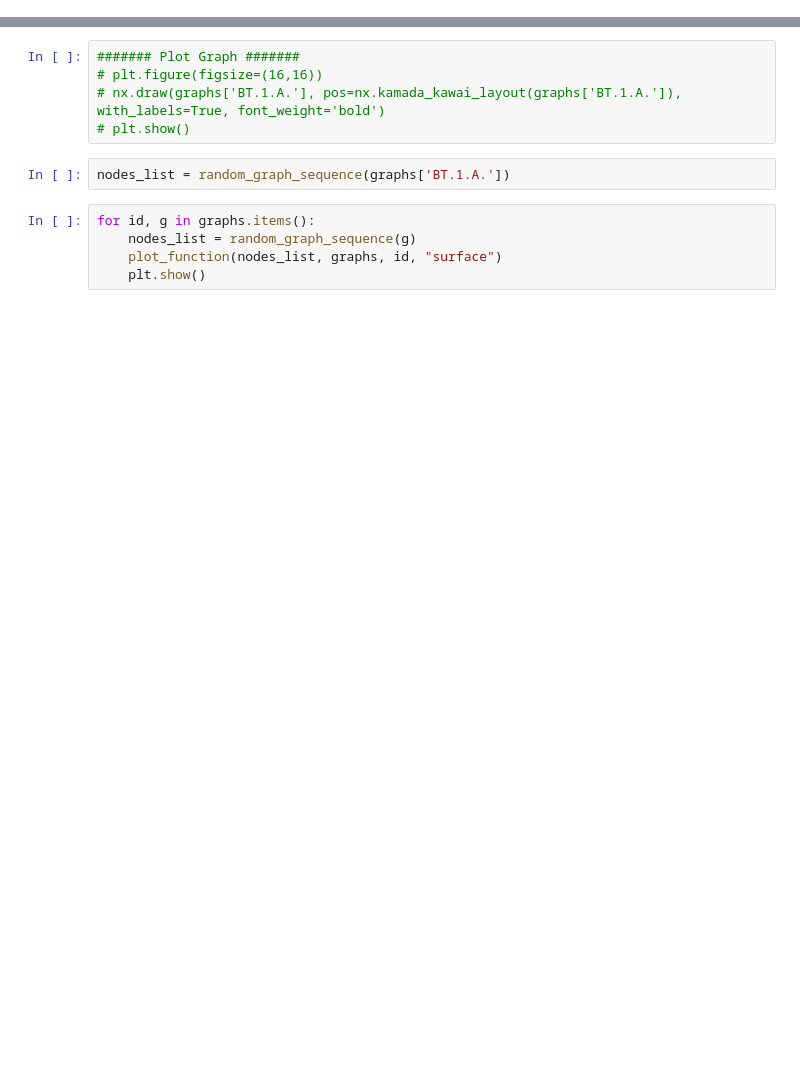
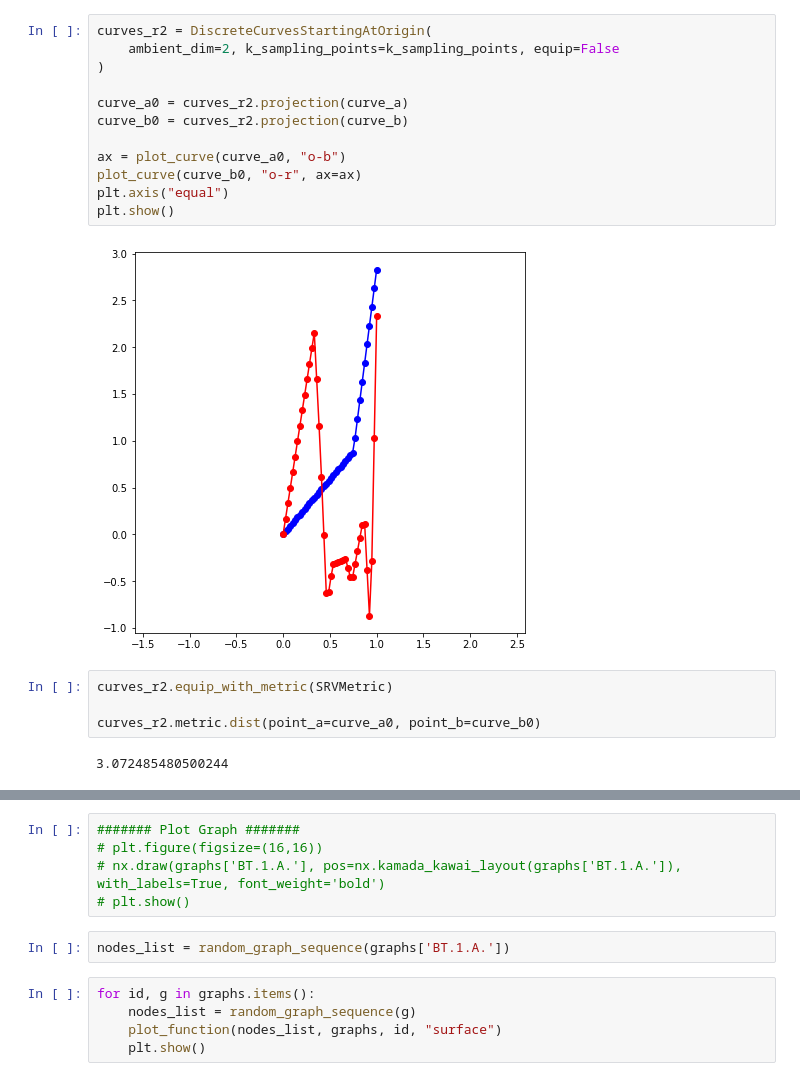
Before and after one commit to MATH-Hackathon-23-24/P2-Geometric-Learning, a Jupyter notebook: properties_and_sequence.ipynb, the cells around one changed output, grey strips where cells are left out. Drawn from its saved outputs; the diff is of its cells as text; blank space fills up the shorter version.

```diff
--- a/properties_and_sequence.ipynb
+++ b/properties_and_sequence.ipynb
@@ -133,0 +162,20 @@ ValueError: `y` must contain only finite values.
+# %%
+curves_r2 = DiscreteCurvesStartingAtOrigin(
+    ambient_dim=2, k_sampling_points=k_sampling_points, equip=False
+)
+
+curve_a0 = curves_r2.projection(curve_a)
+curve_b0 = curves_r2.projection(curve_b)
+
+ax = plot_curve(curve_a0, "o-b")
+plot_curve(curve_b0, "o-r", ax=ax)
+plt.axis("equal")
+plt.show()
+# %% [output]
+[figure, added]
+# %%
+curves_r2.equip_with_metric(SRVMetric)
+
+curves_r2.metric.dist(point_a=curve_a0, point_b=curve_b0)
+# %% [output]
+3.072485480500244
```
Also changed, not shown: parts of 12 cells of this notebook, 3 other files.
